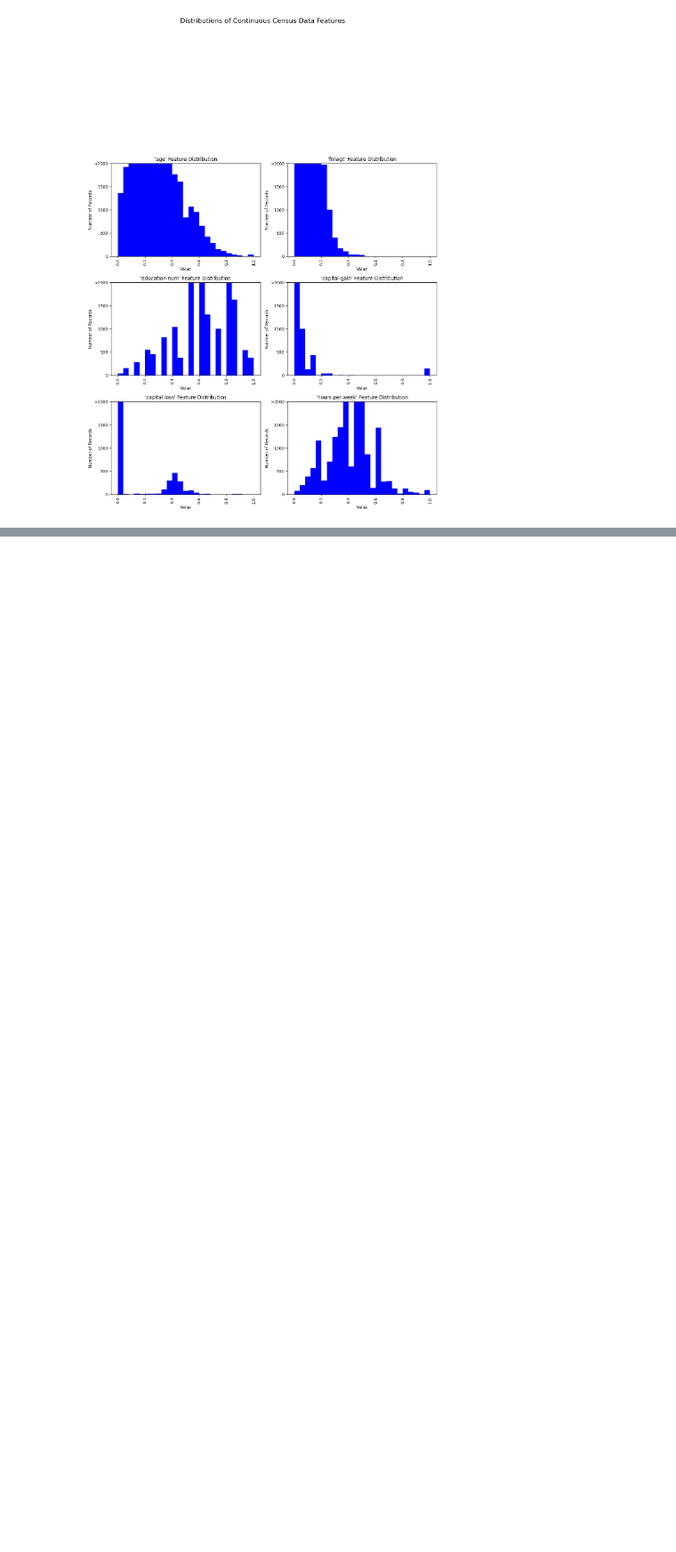
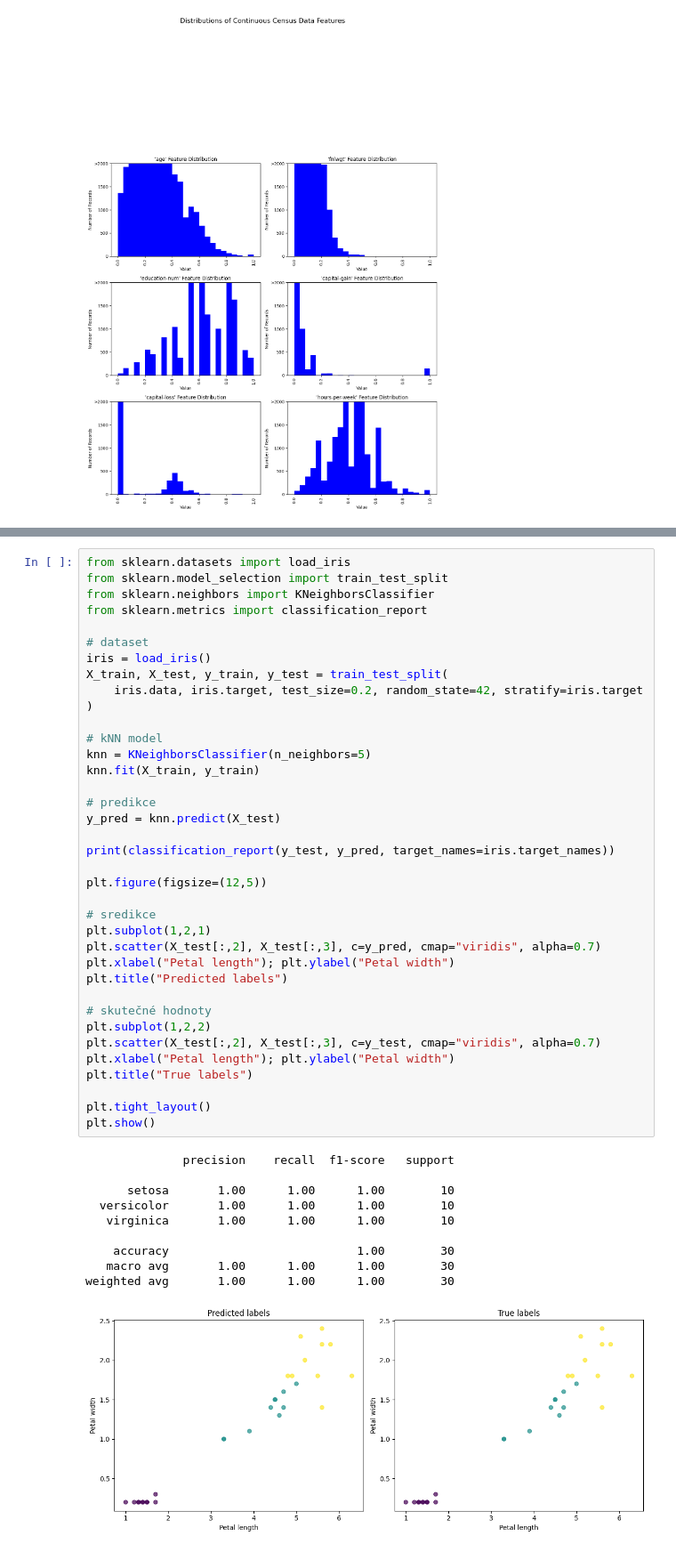
Before and after one commit to Marty808s/STATNICE-SZZ-PB_SZZ-VB, a Jupyter notebook: PI/USU/USU_2.ipynb, the cells around one changed output, grey strips where cells are left out. Shown: that part at 89% size. Saved outputs shown, nothing was run; the diff lists cells and outputs as text; blank space fills up the shorter version.

```diff
--- a/PI/USU/USU_2.ipynb
+++ b/PI/USU/USU_2.ipynb
@@ -523,0 +711,48 @@ print(X)
+# %%
+from sklearn.datasets import load_iris
+from sklearn.model_selection import train_test_split
+from sklearn.neighbors import KNeighborsClassifier
+from sklearn.metrics import classification_report
+
+# dataset
+iris = load_iris()
+X_train, X_test, y_train, y_test = train_test_split(
+    iris.data, iris.target, test_size=0.2, random_state=42, stratify=iris.target
+)
+
+# kNN model
+knn = KNeighborsClassifier(n_neighbors=5)
+knn.fit(X_train, y_train)
+
+# predikce
+y_pred = knn.predict(X_test)
+
+print(classification_report(y_test, y_pred, target_names=iris.target_names))
+
+plt.figure(figsize=(12,5))
+
+# sredikce
+plt.subplot(1,2,1)
+plt.scatter(X_test[:,2], X_test[:,3], c=y_pred, cmap="viridis", alpha=0.7)
+plt.xlabel("Petal length"); plt.ylabel("Petal width")
+plt.title("Predicted labels")
+
+# skutečné hodnoty
+plt.subplot(1,2,2)
+plt.scatter(X_test[:,2], X_test[:,3], c=y_test, cmap="viridis", alpha=0.7)
+plt.xlabel("Petal length"); plt.ylabel("Petal width")
+plt.title("True labels")
+
+plt.tight_layout()
+plt.show()
+# %% [output]
+              precision    recall  f1-score   support
+
+      setosa       1.00      1.00      1.00        10
+  versicolor       1.00      1.00      1.00        10
+   virginica       1.00      1.00      1.00        10
+
+    accuracy                           1.00        30
+   macro avg       1.00      1.00      1.00        30
+weighted avg       1.00      1.00      1.00        30
+[figure, added]
```
Also changed, not shown: parts of 12 cells of this notebook, 1 other file.
